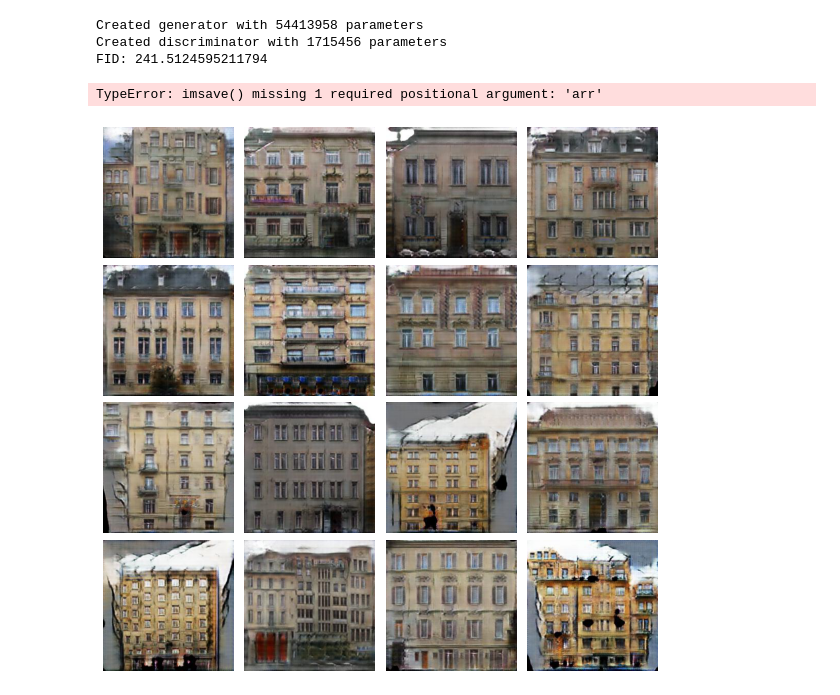
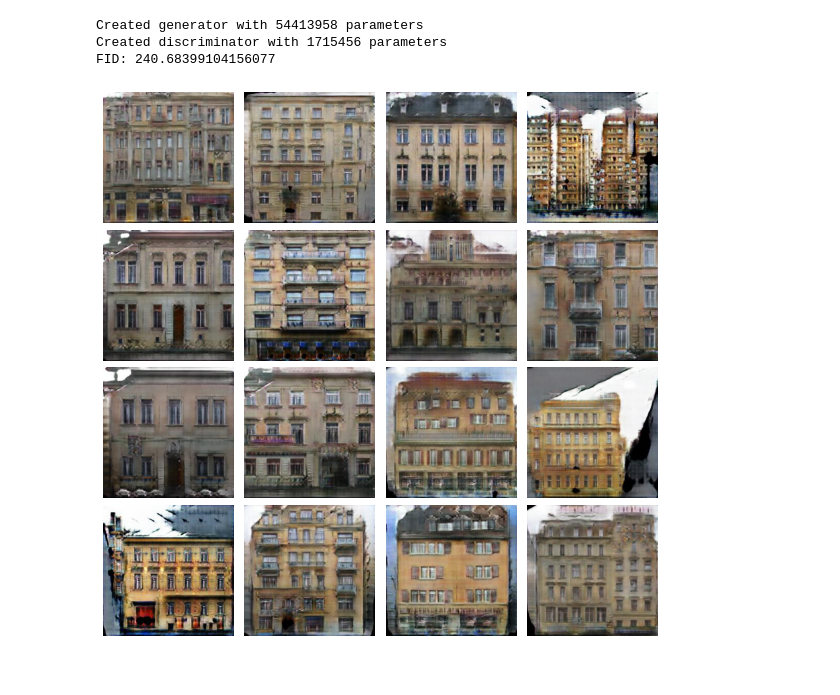
Before and after one commit to kostyayatsok/Pix2Pix, a Jupyter notebook: Untitled.ipynb, the cells around one changed output. Drawn from its saved outputs; the diff is of its cells as text; code cells hidden in the pictures.

Commit message:
l1 facades

```diff
--- a/Untitled.ipynb
+++ b/Untitled.ipynb
@@ -21,29 +21,28 @@ wandb: Find logs at: ./wandb/run-20211214_230323-2aoy5xvl/logs/debug.log
 wandb:
 # %%
 #!g1.1:bash
-python3 main.py --mode 'test' --frm './facades/test/' --to './predictions_test/'
+python3 main.py --mode 'test' --frm './facades/val/' --to './predictions_val_l1/'
 # %% [output]
 Created generator with 54413958 parameters
 Created discriminator with 1715456 parameters
-FID: 241.5124595211794
+FID: 240.68399104156077
 # %%
 import matplotlib.pyplot as plt
 import glob
 from PIL import Image
 from random import shuffle
 plt.figure(figsize=(10, 10))
 paths = glob.glob('predictions_val/*.jpg')
 shuffle(paths)
 for i, img_p in enumerate(paths):
     plt.subplot(4, 4, i + 1)
     img = Image.open(img_p)
     plt.imshow(img)
     plt.axis('off')
     if i == 15:
         break
 plt.subplots_adjust(wspace=.05, hspace=.05)
-plt.save('example.jpg')
+plt.savefig('example.jpg')
 plt.show()
 # %% [output]
-TypeError: imsave() missing 1 required positional argument: 'arr'
-[figure, old version]
+[figure, new version]
```
Also changed, not shown: parts of 8 cells of this notebook, 3 other files.
